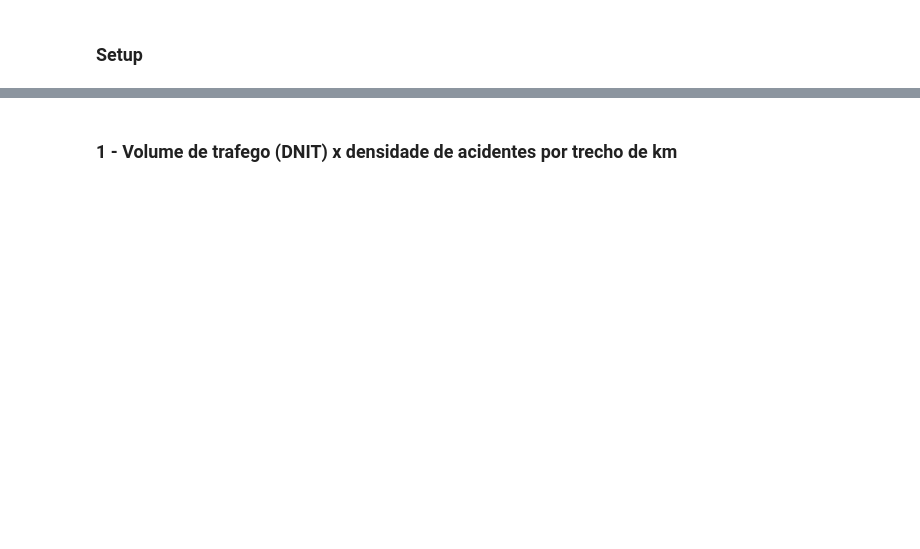
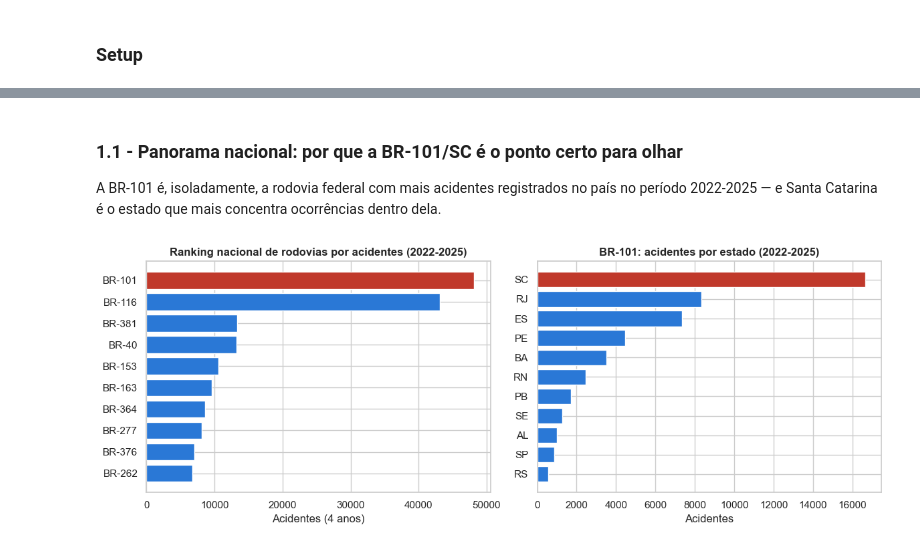
Before and after one commit to enghanderson-lab/ciencia_dados_ufsc, a Jupyter notebook: analysis/analise_viamar.ipynb, the cells around one changed output, grey strips where cells are left out. Drawn from its saved outputs; the diff is of its cells as text; code cells hidden in the pictures; blank space fills up the shorter version.

```diff
--- a/analysis/analise_viamar.ipynb
+++ b/analysis/analise_viamar.ipynb
@@ -29,6 +37,7 @@ as figuras em ../output/figs.
 # %% [markdown]
 ### Setup
 # %%
+import json
 import re
 import unicodedata
 from pathlib import Path
@@ -49,12 +58,25 @@ COR_DESTAQUE = "#c0392b"
 COR_BASE = "#2a78d6"
 COR_NEUTRA = "#7f8c8d"
 
+ANO_INICIO, ANO_FIM = 2022, 2025
+ANOS = list(range(ANO_INICIO, ANO_FIM + 1))
+N_ANOS = len(ANOS)
+
 CORREDOR_MUNICIPIOS = [
     "GARUVA", "JOINVILLE", "ARAQUARI", "BARRA VELHA", "BALNEARIO PICARRAS",
     "PENHA", "NAVEGANTES", "ITAJAI", "CAMBORIU", "BALNEARIO CAMBORIU",
     "ITAPEMA", "PORTO BELO", "TIJUCAS", "GOVERNADOR CELSO RAMOS", "BIGUACU",
     "SAO JOSE", "FLORIANOPOLIS", "PALHOCA",
 ]
+MUNICIPIO_LABEL = {
+    "GARUVA": "Garuvá", "JOINVILLE": "Joinville", "ARAQUARI": "Araquari",
+    "BARRA VELHA": "Barra Velha", "BALNEARIO PICARRAS": "Bal. Piçarras",
+    "PENHA": "Penha", "NAVEGANTES": "Navegantes", "ITAJAI": "Itajaí",
+    "CAMBORIU": "Camboriú", "BALNEARIO CAMBORIU": "Bal. Camboriú",
+    "ITAPEMA": "Itapema", "PORTO BELO": "Porto Belo", "TIJUCAS": "Tijucas",
+    "GOVERNADOR CELSO RAMOS": "Gov. Celso Ramos", "BIGUACU": "Biguaçu",
+    "SAO JOSE": "São José", "FLORIANOPOLIS": "Florianópolis", "PALHOCA": "Palhoça",
+}
 MUNICIPIO_IBGE = {
     "ARAQUARI": 4201307, "BALNEARIO CAMBORIU": 4202008, "BARRA VELHA": 4202107,
     "BIGUACU": 4202305, "CAMBORIU": 4203204, "FLORIANOPOLIS": 4205407,
@@ -64,8 +86,15 @@ MUNICIPIO_IBGE = {
     "PORTO BELO": 4213500, "SAO JOSE": 4216602, "TIJUCAS": 4218004,
 }
 CORREDOR_KM_MIN, CORREDOR_KM_MAX = 0, 232
+CORREDOR_KM_EXTENSAO = 215
+RESTO_KM_EXTENSAO = 463 - CORREDOR_KM_EXTENSAO
+
+# SENATRAN e PRF/IBGE grafam "Balneário Piçarras" de formas diferentes (com/sem "de") --
+# sem este alias o município ficava fora dos totais de frota por não bater com CORREDOR_MUNICIPIOS.
+MUNICIPIO_ALIASES = {"BALNEARIO DE PICARRAS": "BALNEARIO PICARRAS"}
 
 
 def strip_accents(s):
-    return "".join(c for c in unicodedata.normalize("NFD", str(s)) if unicodedata.category(c) != "Mn").upper().strip()
+    norm = "".join(c for c in unicodedata.normalize("NFD", str(s)) if unicodedata.category(c) != "Mn").upper().strip()
+    return MUNICIPIO_ALIASES.get(norm, norm)
 # %% [markdown]
@@ -98,2 +167,24 @@ corredor_ac2026 = ac2026[ac2026["id"].isin(corredor.loc[corredor["ano"] == 2026,
-# %% [markdown]
-### 1 - Volume de trafego (DNIT) x densidade de acidentes por trecho de km
+# %% [markdown]
+### 1.1 - Panorama nacional: por que a BR-101/SC é o ponto certo para olhar
+
+A BR-101 é, isoladamente, a rodovia federal com mais acidentes registrados no país no período
+2022-2025 — e Santa Catarina é o estado que mais concentra ocorrências dentro dela.
+# %%
+fig, axes = plt.subplots(1, 2, figsize=(12, 4.5))
+
+labels = [f"BR-{int(b)}" for b in br_rank.index]
+cores = [COR_DESTAQUE if b == "BR-101" else COR_BASE for b in labels]
+axes[0].barh(labels[::-1], br_rank.values[::-1], color=cores[::-1])
+axes[0].set_title(f"Ranking nacional de rodovias por acidentes ({ANO_INICIO}-{ANO_FIM})", weight="bold")
+axes[0].set_xlabel(f"Acidentes ({N_ANOS} anos)")
+
+cores_uf = [COR_DESTAQUE if uf == "SC" else COR_BASE for uf in br101_uf.index]
+axes[1].barh(br101_uf.index[::-1], br101_uf["acidentes"].values[::-1], color=cores_uf[::-1])
+axes[1].set_title(f"BR-101: acidentes por estado ({ANO_INICIO}-{ANO_FIM})", weight="bold")
+axes[1].set_xlabel("Acidentes")
+
+plt.tight_layout()
+plt.savefig(FIGS_DIR / "fig0a_panorama_nacional.png", dpi=150)
+plt.show()
+# %% [output]
+[figure, added]
```
Also changed, not shown: parts of 28 cells of this notebook, 16 other files.
